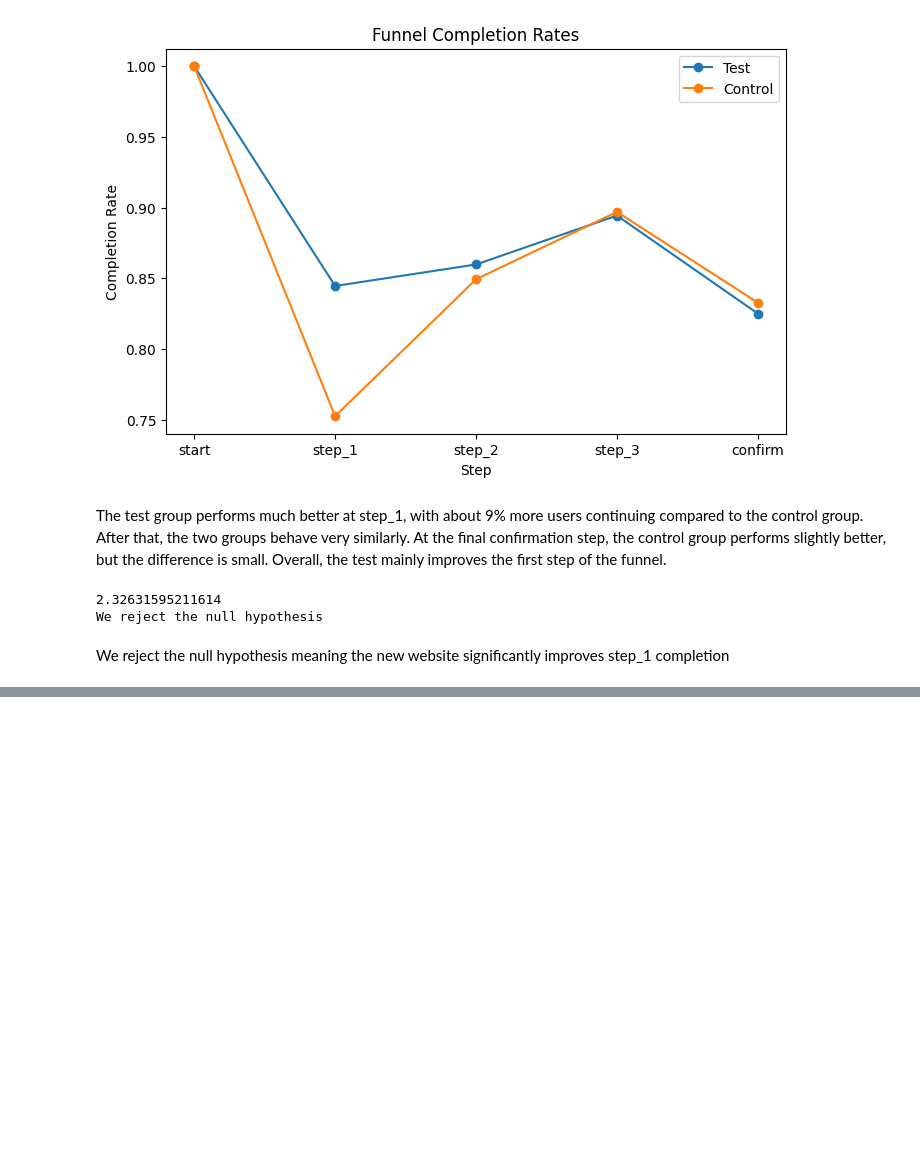
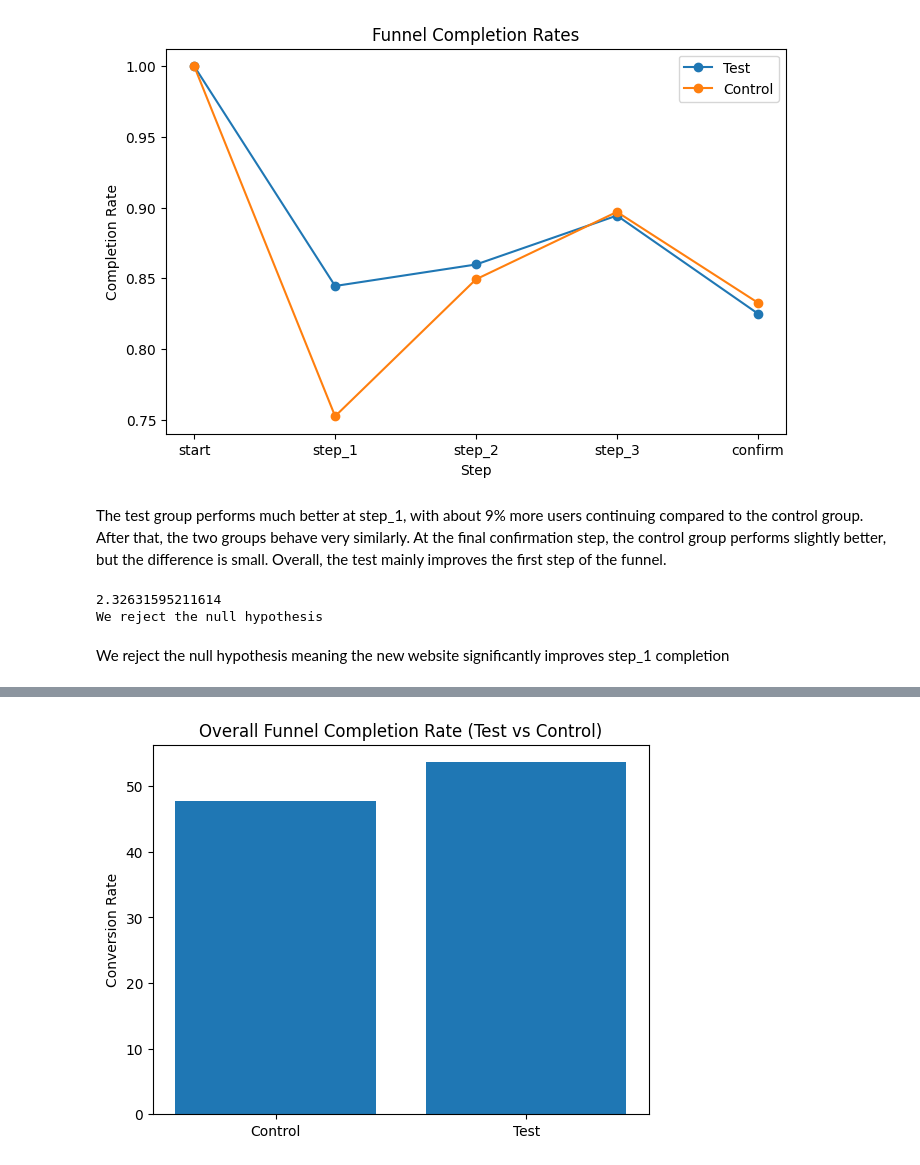
Before and after one commit to franciscandradegit/project-2, a Jupyter notebook: notebooks/Untitled.ipynb, the cells around one changed output, grey strips where cells are left out. Drawn from its saved outputs; the diff is of its cells as text; code cells hidden in the pictures; blank space fills up the shorter version.

Commit message:
updated completion rate notebook and created new csv for tableau

```diff
--- a/notebooks/Untitled.ipynb
+++ b/notebooks/Untitled.ipynb
@@ -379,0 +412,11 @@ df_combined.to_csv("df_combined.csv", index=False)
+# %%
+
+labels = ["Control", "Test"]
+rates = [rate_control, rate_test]
+
+plt.bar(labels, rates)
+plt.ylabel("Conversion Rate")
+plt.title("Overall Funnel Completion Rate (Test vs Control)")
+plt.show()
+# %% [output]
+[figure, added]
```
Also changed, not shown: parts of 8 cells of this notebook, 4 other files.
